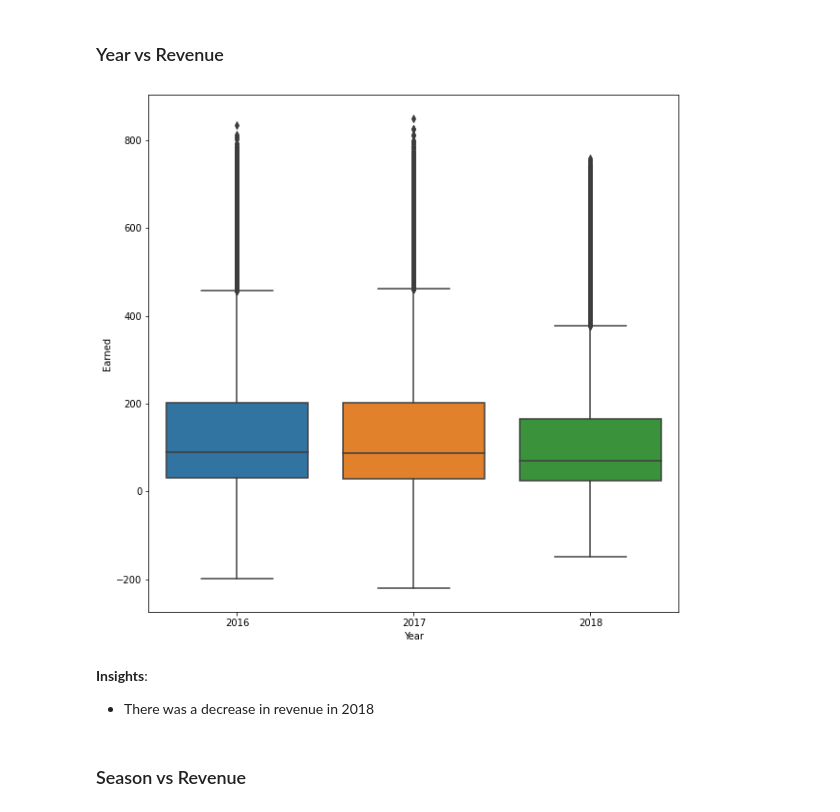
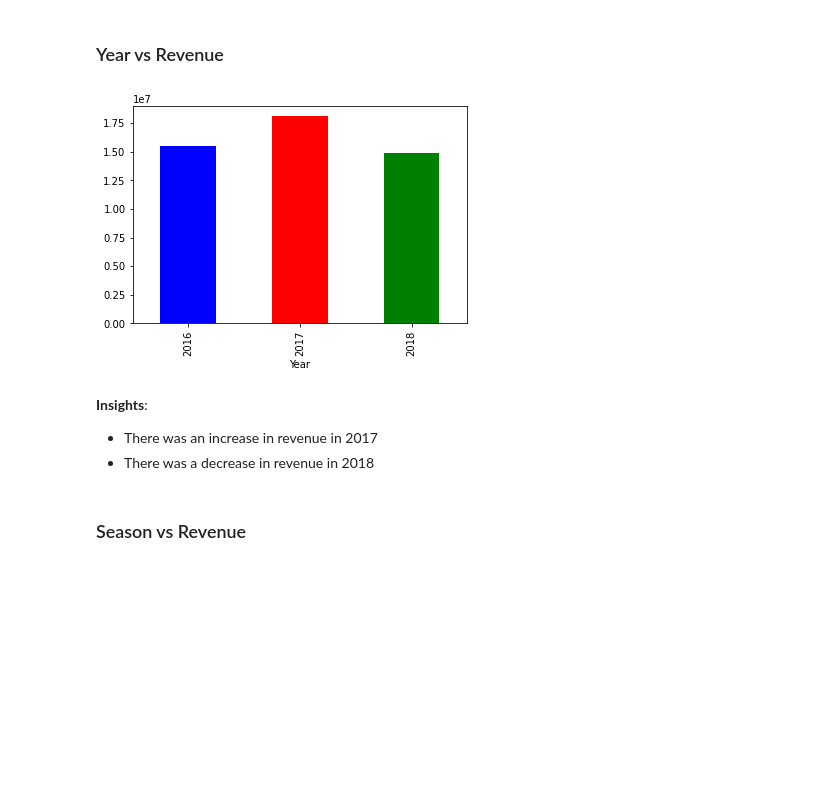
Before and after one commit to KarlsonAV/DGWeek-2-3, a Jupyter notebook: EDA_Notebook.ipynb, the cells around one changed output. Saved outputs shown, nothing was run; the diff lists cells and outputs as text; code cells hidden in the pictures; blank space fills up the shorter version.

```diff
--- a/EDA_Notebook.ipynb
+++ b/EDA_Notebook.ipynb
@@ -545,16 +546,17 @@ plt.show()
 </ul>
 # %% [markdown]
 ### Year vs Revenue
-# %%
-plt.figure(figsize=(10,10))
-
-sns.boxplot(data=cabs, x="Year", y="Earned")
-plt.show()
-# %% [output]
-[figure, removed]
+# %%
+year_revenue = cabs.groupby("Year").Earned.sum()
+
+year_revenue.plot.bar(color=["b", "r", "g"])
+plt.show()
+# %% [output]
+[figure, added]
 # %% [markdown]
 <b>Insights</b>:
 <ul>
+<li>There was an increase in revenue in 2017</li>
 <li>There was a decrease in revenue in 2018</li>
 </ul>
 # %% [markdown]
```
Also changed, not shown: parts of 15 cells of this notebook.
